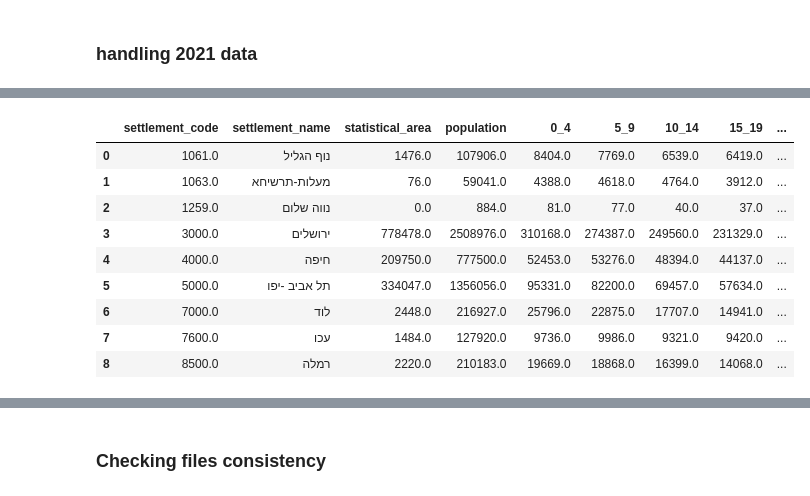
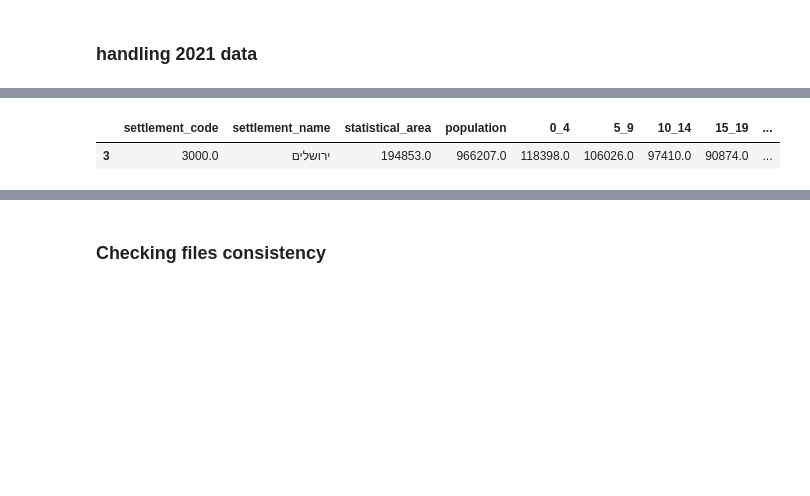
Before and after one commit to tryko/anyway, a Jupyter notebook: israel_population.ipynb, the cells around one changed output, grey strips where cells are left out. Drawn from its saved outputs; the diff is of its cells as text; code cells hidden in the pictures; blank space fills up the shorter version.

```diff
--- a/israel_population.ipynb
+++ b/israel_population.ipynb
@@ -123,12 +123,12 @@ updated_df.to_csv(csv_file_path, index=False, encoding='utf-8-sig')
 ### handling 2021 data
 # %%
 # Load the Excel file and the specific sheet
-file_path = 'g:/My Drive/population_madaf_2021_7.xlsx'
+file_path = './../population_madaf_2021_7.xlsx'
 sheet_name = 'יישובים יהודיים'
 
 # Adjust the header parameter to correctly parse the headers
 excel_data = pd.read_excel(file_path, sheet_name=sheet_name, header=[12])
-
+excel_data
 excel_data.columns = [
     'settlement_code',
     'settlement_name',
@@ -172,9 +172,9 @@ cols_to_sum = ['population',
 for column in cols_to_sum:
     excel_data[column] = pd.to_numeric(excel_data[column], errors='coerce')
 
+excel_data = excel_data.drop_duplicates(subset=['settlement_code','statistical_area'], keep='first')
 excel_data = excel_data.groupby(['settlement_code','settlement_name']).sum().reset_index()
 
-
-excel_data
+excel_data[excel_data.settlement_name == 'אשדוד']
 # %% [output]
 |  | settlement_code | settlement_name | statistical_area | population | 0_4 | 5_9 | 10_14 | 15_19 | ... |
@@ -193,6 +182,6 @@ excel_data
 # %%
 # Load the Excel file and the specific sheet
-file_path = 'g:/My Drive/population_madaf_2021_7.xlsx'
+file_path = './../population_madaf_2021_7.xlsx'
 sheet_name = 'יישובים מעורבים'
 
 # Adjust the header parameter to correctly parse the headers
@@ -215,48 +204,38 @@ excel_data_.columns = [
     '35_39',
     '40_44',
     '45_49',
     '50_54',
     '55_59',
     '60_64',
     '65+'
 ]
-excel_data_ = excel_data_.drop(index=[0])
-excel_data_ = excel_data_[excel_data_['gender'] == 'סה"כ']
+# excel_data_ = excel_data_.drop(index=[0])
+excel_data_ = excel_data_[excel_data_['ethnic_group'] == 'סה"כ']
 cols_to_sum = ['population',
     '0_4',
     '5_9',
     '10_14',
     '15_19',
     '20_24',
     '25_29',
     '30_34',
     '35_39',
     '40_44',
     '45_49',
     '50_54',
     '55_59',
     '60_64',
     '65+']
-# excel_data.groupby(['settlement_code'])['population'].sum()
 
 for column in cols_to_sum:
     excel_data_[column] = pd.to_numeric(excel_data_[column], errors='coerce')
-
+excel_data_ = excel_data_.drop_duplicates(subset=['settlement_code','statistical_area'], keep='first')
 excel_data_ = excel_data_.groupby(['settlement_code','settlement_name']).sum().reset_index()
 
-
-excel_data_
+excel_data_[excel_data_.settlement_code == 3000]
 # %% [output]
 |  | settlement_code | settlement_name | statistical_area | population | 0_4 | 5_9 | 10_14 | 15_19 | ... |
-| 0 | 1061.0 | נוף הגליל | 1476.0 | 107906.0 | 8404.0 | 7769.0 | 6539.0 | 6419.0 | ... |
-| 1 | 1063.0 | מעלות-תרשיחא | 76.0 | 59041.0 | 4388.0 | 4618.0 | 4764.0 | 3912.0 | ... |
-| 2 | 1259.0 | נווה שלום | 0.0 | 884.0 | 81.0 | 77.0 | 40.0 | 37.0 | ... |
-| 3 | 3000.0 | ירושלים | 778478.0 | 2508976.0 | 310168.0 | 274387.0 | 249560.0 | 231329.0 | ... |
-| 4 | 4000.0 | חיפה | 209750.0 | 777500.0 | 52453.0 | 53276.0 | 48394.0 | 44137.0 | ... |
-| 5 | 5000.0 | תל אביב -יפו | 334047.0 | 1356056.0 | 95331.0 | 82200.0 | 69457.0 | 57634.0 | ... |
-| 6 | 7000.0 | לוד | 2448.0 | 216927.0 | 25796.0 | 22875.0 | 17707.0 | 14941.0 | ... |
-| 7 | 7600.0 | עכו | 1484.0 | 127920.0 | 9736.0 | 9986.0 | 9321.0 | 9420.0 | ... |
-| 8 | 8500.0 | רמלה | 2220.0 | 210183.0 | 19669.0 | 18868.0 | 16399.0 | 14068.0 | ... |
+| 3 | 3000.0 | ירושלים | 194853.0 | 966207.0 | 118398.0 | 106026.0 | 97410.0 | 90874.0 | ... |
 # %%
 population_2021 = pd.concat([excel_data_, excel_data])
 
```
Also changed, not shown: parts of 2 cells of this notebook, 2 other files.
